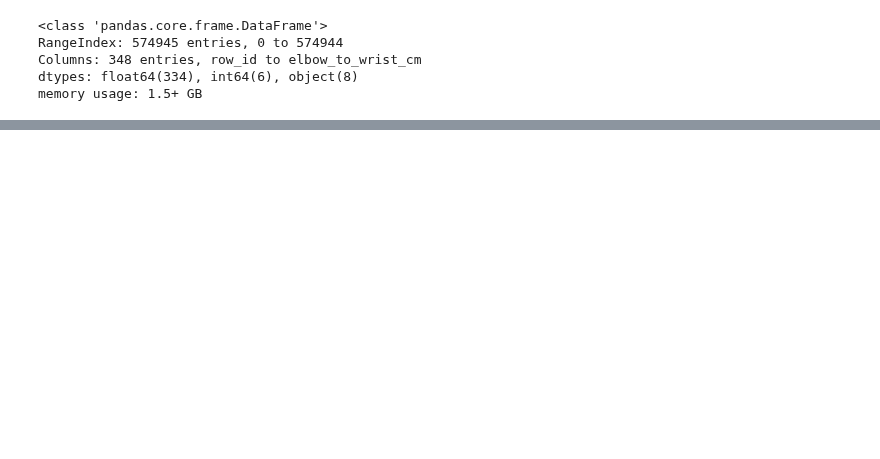
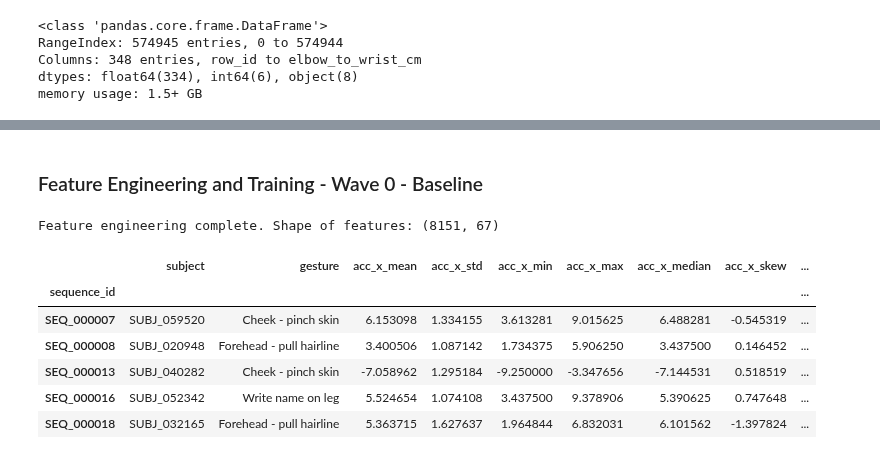
Before and after one commit to bachaudhry/kaggle-cmi-detect-behavior, a Jupyter notebook: notebooks/02-model-training.ipynb, the cells around one changed output, grey strips where cells are left out. Cells and saved outputs as stored; diff of their text form; code cells hidden in the pictures; blank space fills up the shorter version.

Commit message:
Fix leakage and test baseline

```diff
--- a/notebooks/02-model-training.ipynb
+++ b/notebooks/02-model-training.ipynb
@@ -167,0 +61,56 @@ Run summary:
+# %% [markdown]
+### Feature Engineering and Training - Wave 0 - Baseline
+# %%
+def create_baseline_features(df):
+    """
+    Create Wave 0 features: Simple sequence level aggregations.
+    """
+    aggs = {
+        'acc_x': ['mean', 'std', 'min', 'max', 'median', 'skew'],
+        'acc_y': ['mean', 'std', 'min', 'max', 'median', 'skew'],
+        'acc_z': ['mean', 'std', 'min', 'max', 'median', 'skew'],
+        'rot_w': ['mean', 'std', 'min', 'max', 'median', 'skew'],
+        'rot_x': ['mean', 'std', 'min', 'max', 'median', 'skew'],
+        'rot_y': ['mean', 'std', 'min', 'max', 'median', 'skew'],
+        'rot_z': ['mean', 'std', 'min', 'max', 'median', 'skew'],
+    }
+
+    # Add Thermopile aggregations
+    for i in range(1, 6):
+        aggs[f'thm_{i}'] = ['mean', 'std', 'min', 'max']
+
+    # Add time of flight aggregations (simple mean and std for baseline)
+    tof_cols = [f'tof_{s}_v{p}' for s in range(1, 6) for p in range(64)]
+    # Replace -1 with NaN to correctly calculate stats
+    df[tof_cols] = df[tof_cols].replace(-1, np.nan)
+    aggs['tof_mean'] = ['mean', 'std']
+    df['tof_mean'] = df[tof_cols].mean(axis=1)
+
+    # Group by sequence and aggregate and flatten multi index cols
+    agg_df = df.groupby('sequence_id').agg(aggs)
+    agg_df.columns = ['_'.join(col).strip() for col in agg_df.columns.values]
+
+    # Get sequence level metadata (target, subject, etc.)
+    meta_df = df.groupby('sequence_id').first()
+
+    # Combine aggregated features with metadata
+    final_df = pd.concat([meta_df[['subject', 'gesture']], agg_df], axis=1)
+
+    # Encode gesture target
+    final_df['gesture_encoded'] = final_df['gesture'].astype('category').cat.codes
+
+    print(f"Feature engineering complete. Shape of features: {final_df.shape}")
+    return final_df
+# %%
+# Create features
+features_df = create_baseline_features(train_df)
+display_all(features_df.head())
+# %% [output]
+Feature engineering complete. Shape of features: (8151, 67)
+|  | subject | gesture | acc_x_mean | acc_x_std | acc_x_min | acc_x_max | acc_x_median | acc_x_skew | ... |
+| sequence_id |  |  |  |  |  |  |  |  | ... |
+| SEQ_000007 | SUBJ_059520 | Cheek - pinch skin | 6.153098 | 1.334155 | 3.613281 | 9.015625 | 6.488281 | -0.545319 | ... |
+| SEQ_000008 | SUBJ_020948 | Forehead - pull hairline | 3.400506 | 1.087142 | 1.734375 | 5.906250 | 3.437500 | 0.146452 | ... |
+| SEQ_000013 | SUBJ_040282 | Cheek - pinch skin | -7.058962 | 1.295184 | -9.250000 | -3.347656 | -7.144531 | 0.518519 | ... |
+| SEQ_000016 | SUBJ_052342 | Write name on leg | 5.524654 | 1.074108 | 3.437500 | 9.378906 | 5.390625 | 0.747648 | ... |
+| SEQ_000018 | SUBJ_032165 | Forehead - pull hairline | 5.363715 | 1.627637 | 1.964844 | 6.832031 | 6.101562 | -1.397824 | ... |
```
Also changed, not shown: parts of 15 cells of this notebook.
